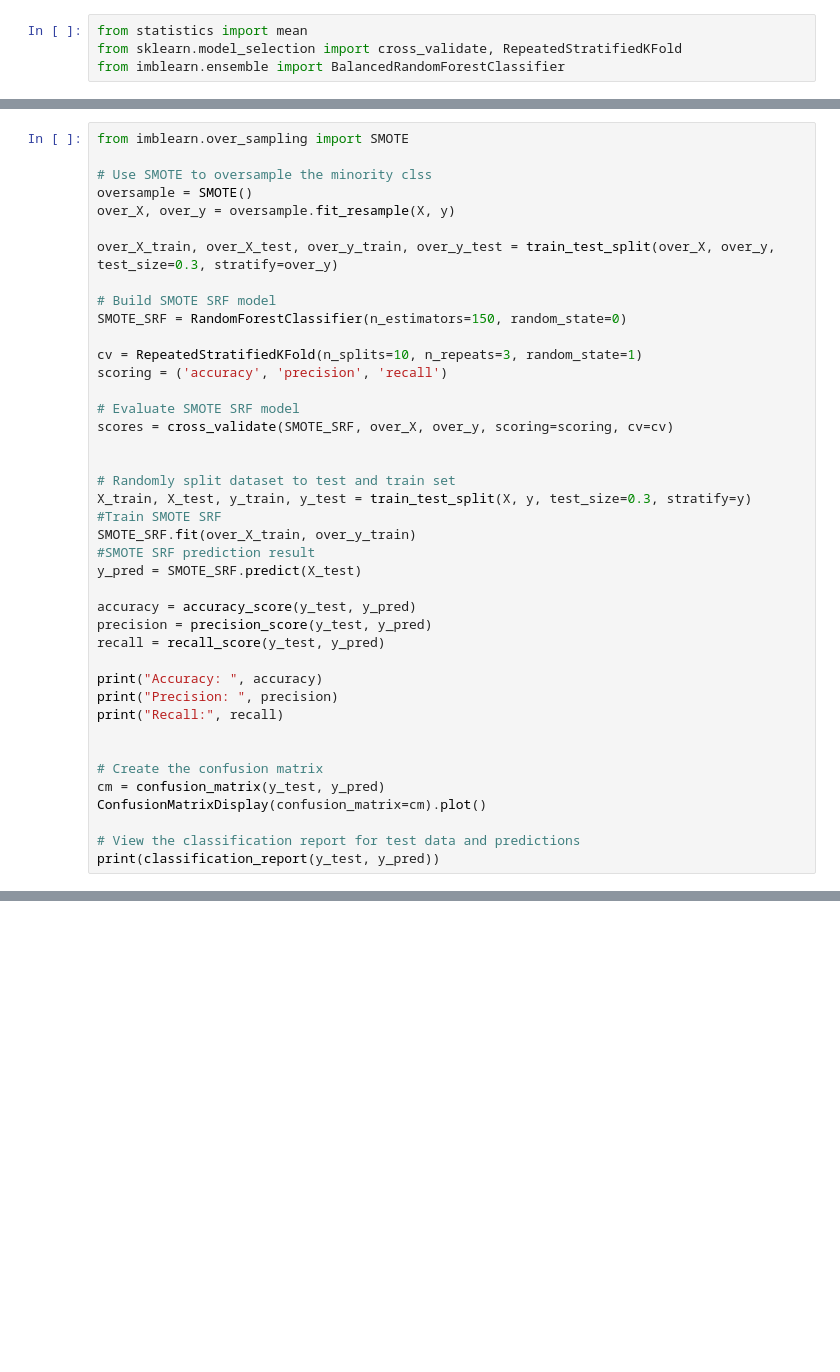
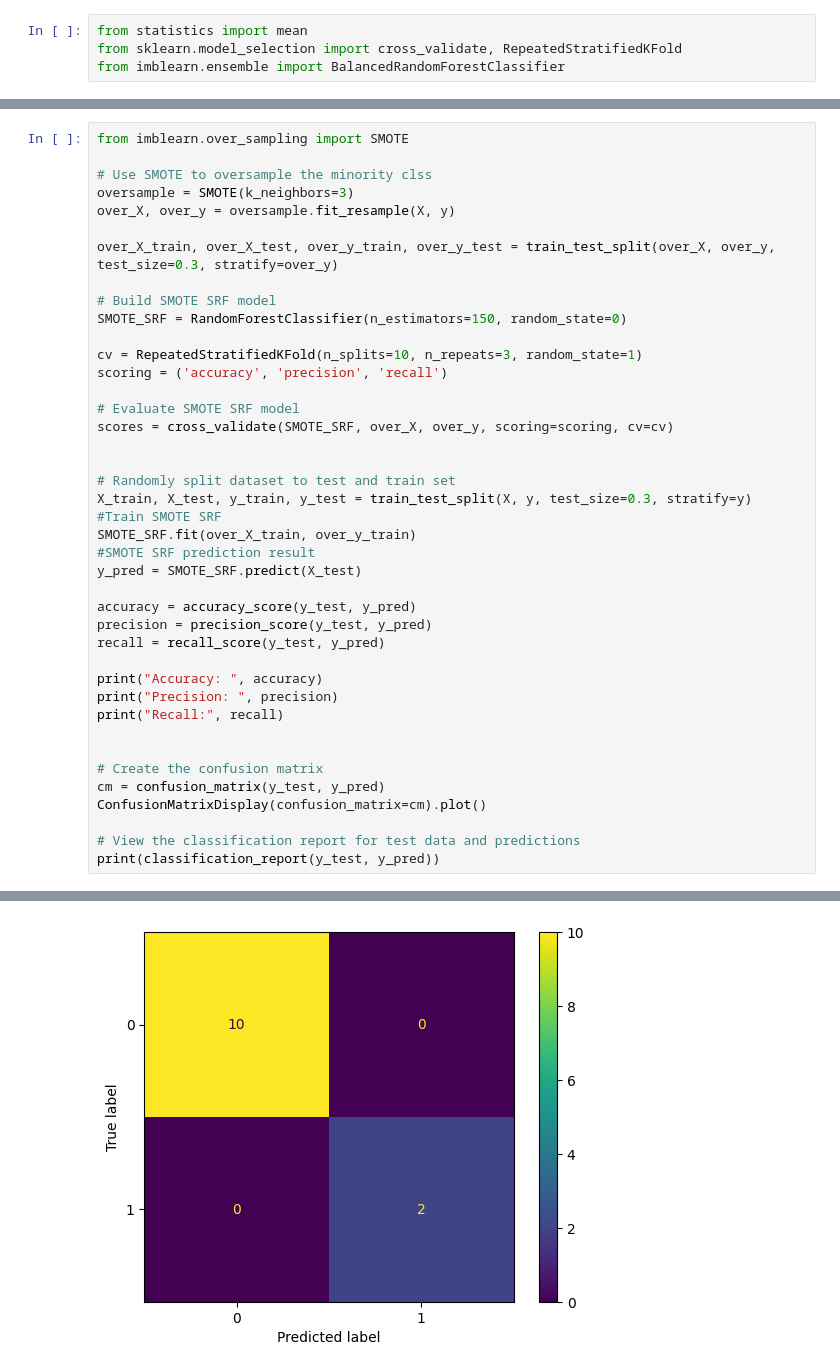
Before and after one commit to kamo1010/injury-big-data, a Jupyter notebook: Random_forest_code.ipynb, the cells around one changed output, grey strips where cells are left out. Cells and saved outputs as stored; diff of their text form; blank space fills up the shorter version.

```diff
--- a/Random_forest_code.ipynb
+++ b/Random_forest_code.ipynb
@@ -332,7 +314,7 @@ weighted avg       0.94      0.75      0.81        12
 from imblearn.over_sampling import SMOTE
 
 # Use SMOTE to oversample the minority clss
-oversample = SMOTE()
+oversample = SMOTE(k_neighbors=3)
 over_X, over_y = oversample.fit_resample(X, y)
 
 over_X_train, over_X_test, over_y_train, over_y_test = train_test_split(over_X, over_y, test_size=0.3, stratify=over_y)
@@ -373,0 +366 @@ ValueError: ignored
+[figure, added]
```
Also changed, not shown: parts of 7 cells of this notebook.
